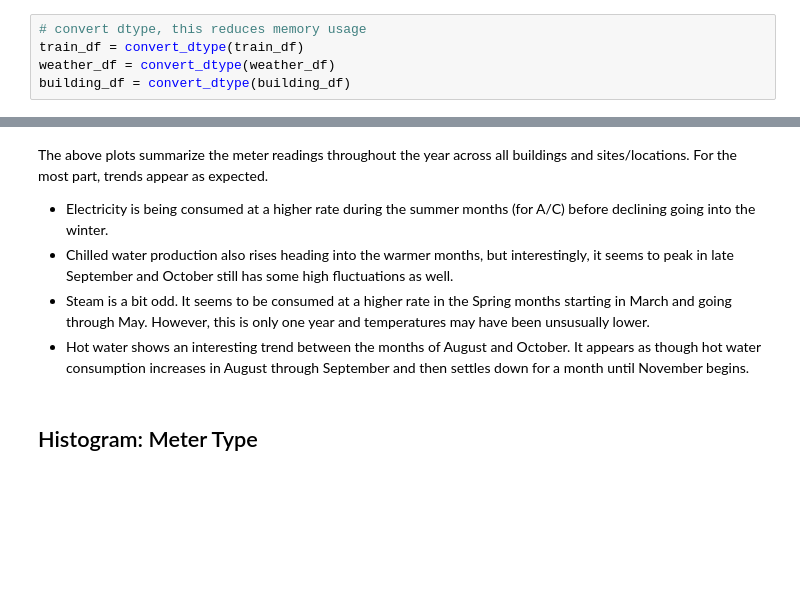
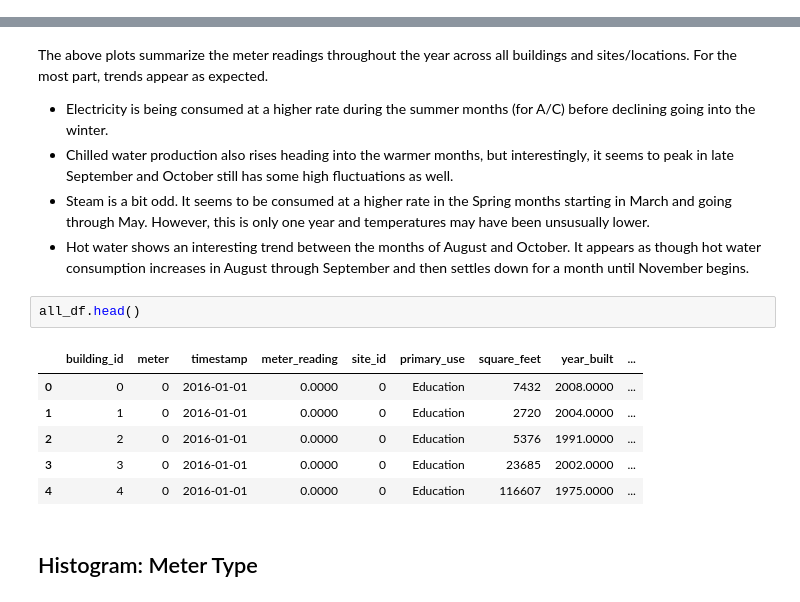
Before and after one commit to sergatron/ASHRAE---Great-Energy-Predictor-III, a Jupyter notebook: EDA/eda.ipynb, the cells around one changed output, grey strips where cells are left out. Drawn from its saved outputs; the diff is of its cells as text; blank space fills up the shorter version.

```diff
--- a/EDA/eda.ipynb
+++ b/EDA/eda.ipynb
@@ -155,8 +155,3 @@ def convert_dtype(df):
         if data_types[1] in str(df[col].dtype):
             df[col] = df[col].astype(np.float32)
     return df
-# %%
-# convert dtype, this reduces memory usage
-train_df = convert_dtype(train_df)
-weather_df = convert_dtype(weather_df)
-building_df = convert_dtype(building_df)
@@ -756,6 +737,15 @@ The above plots summarize the meter readings throughout the year across all buil
  * Chilled water production also rises heading into the warmer months, but interestingly, it seems to peak in late September and October still has some high fluctuations as well.
  * Steam is a bit odd. It seems to be consumed at a higher rate in the Spring months starting in March and going through May. However, this is only one year and temperatures may have been unsusually lower.
  * Hot water shows an interesting trend between the months of August and October. It appears as though hot water consumption increases in August through September and then settles down for a month until November begins.
+# %%
+all_df.head()
+# %% [output]
+|  | building_id | meter | timestamp | meter_reading | site_id | primary_use | square_feet | year_built | ... |
+| 0 | 0 | 0 | 2016-01-01 | 0.0000 | 0 | Education | 7432 | 2008.0000 | ... |
+| 1 | 1 | 0 | 2016-01-01 | 0.0000 | 0 | Education | 2720 | 2004.0000 | ... |
+| 2 | 2 | 0 | 2016-01-01 | 0.0000 | 0 | Education | 5376 | 1991.0000 | ... |
+| 3 | 3 | 0 | 2016-01-01 | 0.0000 | 0 | Education | 23685 | 2002.0000 | ... |
+| 4 | 4 | 0 | 2016-01-01 | 0.0000 | 0 | Education | 116607 | 1975.0000 | ... |
 # %% [markdown]
 ## Histogram: Meter Type
 # %%
```
Also changed, not shown: parts of 3 cells of this notebook, 1 other file.
